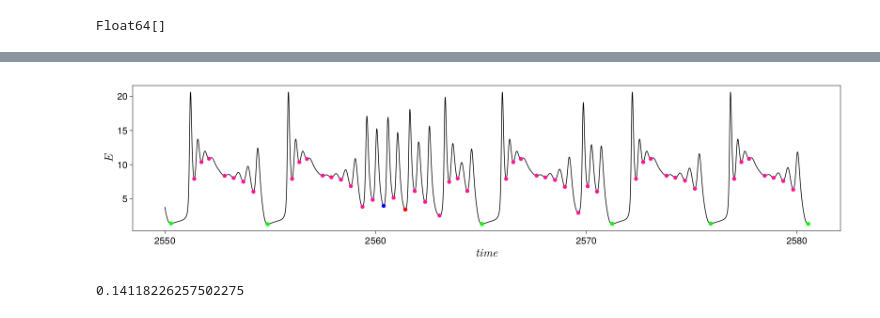
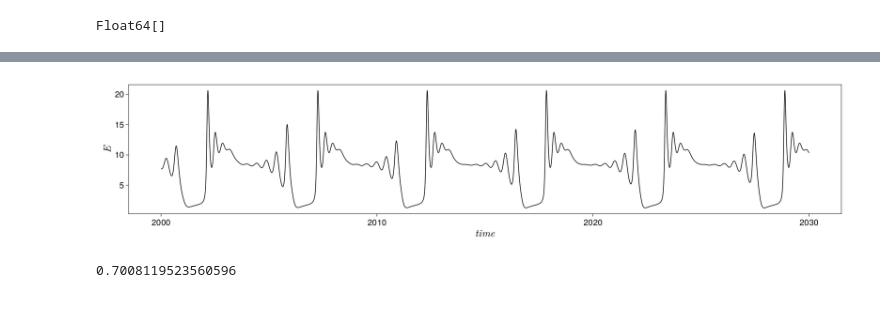
Before and after one commit to SergeyNovak777/dynamical-systems, a Jupyter notebook: Tsodyks Markram/Levanova/3 набор параметров/Количество витков.ipynb, the cells around one changed output, grey strips where cells are left out. Drawn from its saved outputs; the diff is of its cells as text; code cells hidden in the pictures.

```diff
--- a/Tsodyks Markram/Levanova/3 набор параметров/Количество витков.ipynb
+++ b/Tsodyks Markram/Levanova/3 набор параметров/Количество витков.ipynb
@@ -111,7 +111,7 @@ const xthr = 0.75; const ythr = 0.4; const α = 1.58; const ΔU0 = 0.305;
 time = 2000; tt = 1000; tstep = 0.001; times = [time, tt]
 integ_set = (alg = Vern9(), adaptive = false, dt = tstep);
 # %%
-index_dot = 25
+index_dot = 13 # 25
 I0_hom_dot = I0_hom[index_dot]
 U0_hom_dot = U0_hom[index_dot]
 
@@ -258,34 +258,34 @@ maximum(number_spike)
 # %%
-ts, tf = 550000, 580500 # idxs_glob_min[idxstart], idxs_glob_min[idxend]
+ts, tf = 1, 30000  # idxs_glob_min[idxstart], idxs_glob_min[idxend]
 
 lb_size_ts = 25
 tck_size_ts = 20
 
-idxstart, idxend = 1009, 1061
-idxstartbt, idxendbt = 72, 77
+idxstart, idxend = 1, 377
+idxstartbt, idxendbt = 1, 23
 
-f = Figure(resolution = (1600, 400))
+f = Figure(resolution = (1800, 400))
 
 axisE = Axis(f[1, 1], xlabel = L"$time$", ylabel = L"$E$",
             xlabelsize = lb_size_ts, ylabelsize = lb_size_ts,
             xticklabelsize = tck_size_ts, yticklabelsize = tck_size_ts,
             xgridvisible = false, ygridvisible = false)
 
 lines!(axisE, trange[ts:tf], sol[ts:tf, 1], linewidth = 1.5, color = :black)
 
-scatter!(place_time[idxstart:idxend], lcmin[idxstart:idxend], color = :deeppink)
+#scatter!(place_time[idxstart:idxend], lcmin[idxstart:idxend], color = :deeppink)
 
-scatter!(time_glob_min[idxstartbt:idxendbt], glob_min[idxstartbt:idxendbt], color = :lime)
+#scatter!(time_glob_min[idxstartbt:idxendbt], glob_min[idxstartbt:idxendbt], color = :lime)
 
-scatter!(place_time[1009+17], lcmin[1009+17], color = :blue)
-scatter!(place_time[1009+19], lcmin[1009+19], color = :red)
+#scatter!(place_time[1009+17], lcmin[1009+17], color = :blue)
+#scatter!(place_time[1009+19], lcmin[1009+19], color = :red)
 f
 # %% [output]
-[figure, old version]
+[figure, new version]
 # %%
 abs(lcmin[1009+15] - lcmin[1009+17])
 # %% [output]
-0.14118226257502275
+0.7008119523560596
 # %%
 abs(glob_min[1] - glob_min[2])
 # %% [output]
```
Also changed, not shown: parts of 13 cells of this notebook, 1 other file.
